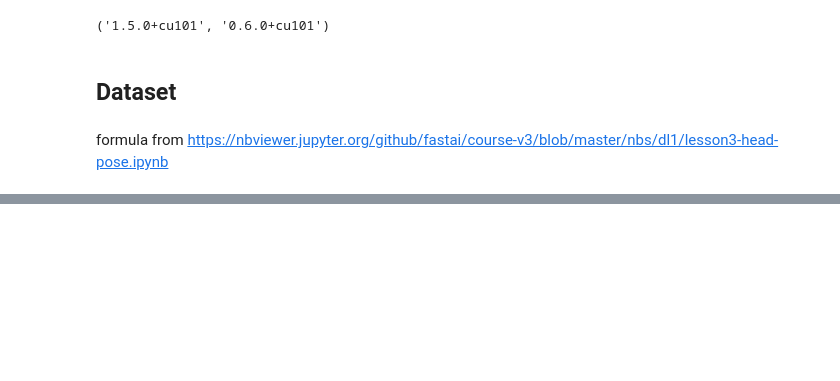
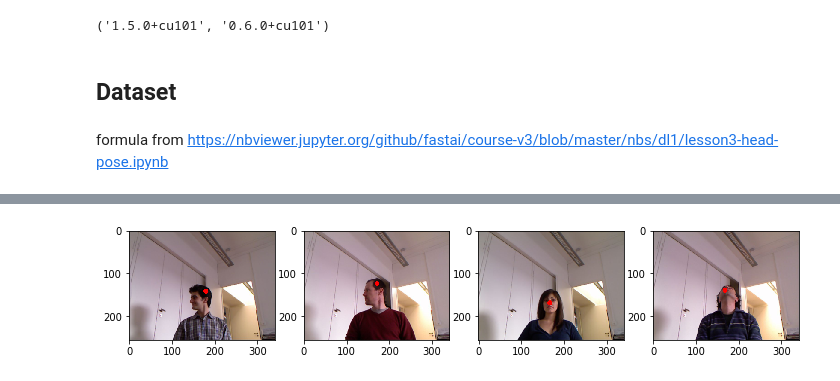
Before and after one commit to danhojin/ml-notes, a Jupyter notebook: dl/biwi_head_pose_regression.ipynb, the cells around one changed output, grey strips where cells are left out. Drawn from its saved outputs; the diff is of its cells as text; code cells hidden in the pictures; blank space fills up the shorter version.

```diff
--- a/dl/biwi_head_pose_regression.ipynb
+++ b/dl/biwi_head_pose_regression.ipynb
@@ -82,0 +230,14 @@ HeadDataset.image_pose(image, pose)
+# %%
+data_loaders = get_data_loaders(dataset, 0.8, 128, 1000)
+
+model = models.resnet18(pretrained=True)
+
+for param in model.fc.parameters():
+    param.requires_grad = False
+in_features = model.fc.in_features
+model.fc = nn.Linear(in_features, 2)
+model.to(device)
+
+criterion = nn.MSELoss()
+
+optimizer = optim.SGD(model.parameters(), lr=5e-4, momentum=0.9)
@@ -82,0 +305,2 @@ HeadDataset.image_pose(image, pose)
+# %%
+model = run(dataset, 0.8, 128, 1000, 10, 7e-4, 0.9, device)
@@ -82,0 +327,22 @@ HeadDataset.image_pose(image, pose)
+# %%
+model.to('cpu')
+model.eval()
+
+images, landmarks = next(iter(data_loaders['val']))
+landmarks_predicted = model(images)
+
+fix, axs = plt.subplots(1, 4, figsize=(12, 4))
+
+for j, (image, landmark) in enumerate(zip(images, landmarks_predicted)):
+    mean = torch.tensor([0.485, 0.456, 0.406]).view(3, 1, 1)
+    std = torch.tensor([0.229, 0.224, 0.225]).view(3, 1, 1)
+    image = std * image + mean
+    image = transforms.ToPILImage()(image)
+    landmark = landmark.detach().numpy() * 640 * 256 / 480
+    landmark = landmark.astype(np.int64)
+    image = HeadPoseDataset.image_landmark(image, landmark)
+    axs[j].imshow(image)
+    if j == 3:
+        break
+# %% [output]
+[figure, added]
```
Also changed, not shown: parts of 32 cells of this notebook, 1 other file.
